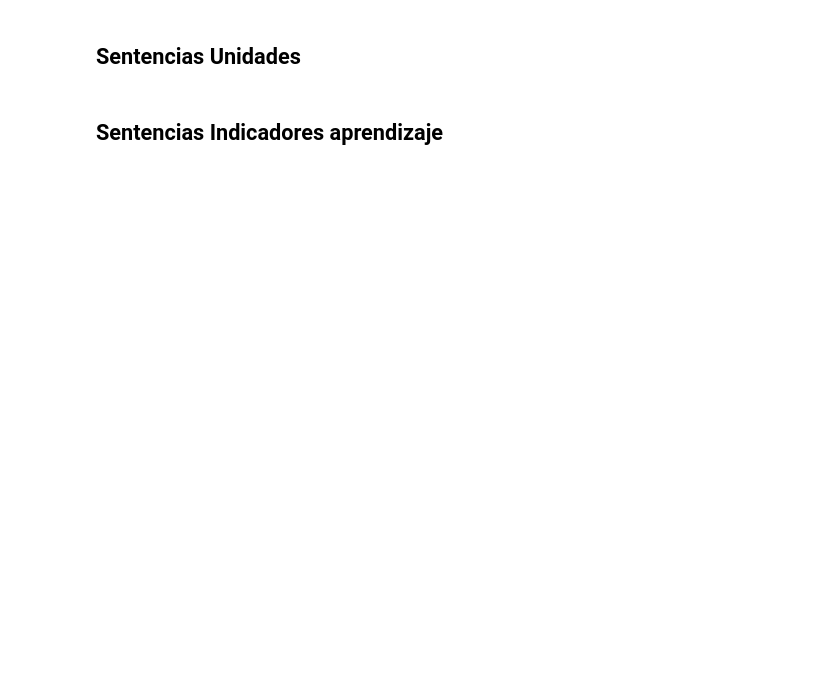
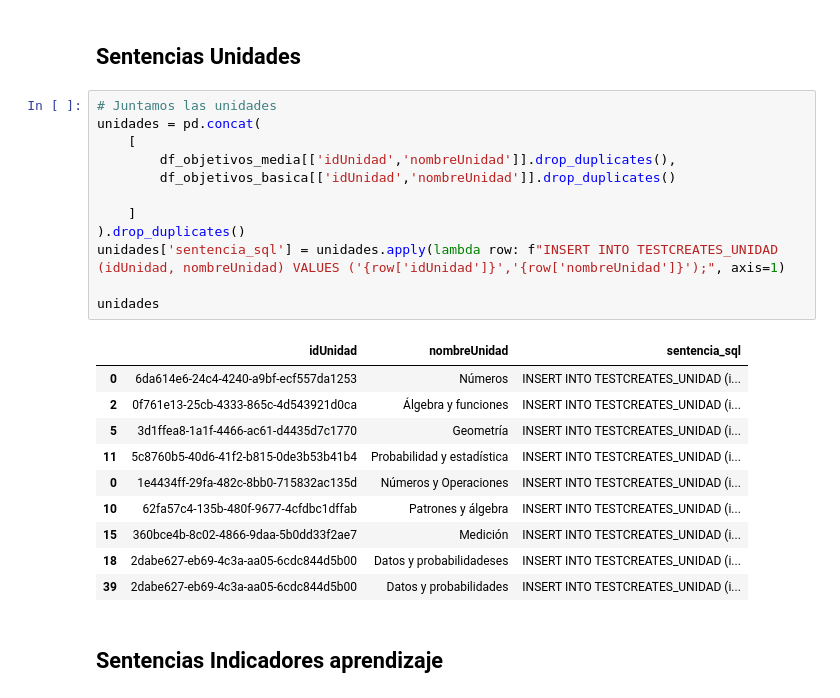
Before and after one commit to Bigote93/APIMINEDUC, a Jupyter notebook: APiGOB.ipynb, the cells around one changed output. Saved outputs shown, nothing was run; the diff lists cells and outputs as text; blank space fills up the shorter version.

```diff
--- a/APiGOB.ipynb
+++ b/APiGOB.ipynb
@@ -412,4 +454,27 @@ df_objetivos_media.sample(5)
 # %% [markdown]
 ## Sentencias Unidades
+# %%
+# Juntamos las unidades
+unidades = pd.concat(
+    [
+        df_objetivos_media[['idUnidad','nombreUnidad']].drop_duplicates(),
+        df_objetivos_basica[['idUnidad','nombreUnidad']].drop_duplicates()
+
+    ]
+).drop_duplicates()
+unidades['sentencia_sql'] = unidades.apply(lambda row: f"INSERT INTO TESTCREATES_UNIDAD (idUnidad, nombreUnidad) VALUES ('{row['idUnidad']}','{row['nombreUnidad']}');", axis=1)
+
+unidades
+# %% [output]
+|  | idUnidad | nombreUnidad | sentencia_sql |
+| 0 | 6da614e6-24c4-4240-a9bf-ecf557da1253 | Números | INSERT INTO TESTCREATES_UNIDAD (i... |
+| 2 | 0f761e13-25cb-4333-865c-4d543921d0ca | Álgebra y funciones | INSERT INTO TESTCREATES_UNIDAD (i... |
+| 5 | 3d1ffea8-1a1f-4466-ac61-d4435d7c1770 | Geometría | INSERT INTO TESTCREATES_UNIDAD (i... |
+| 11 | 5c8760b5-40d6-41f2-b815-0de3b53b41b4 | Probabilidad y estadística | INSERT INTO TESTCREATES_UNIDAD (i... |
+| 0 | 1e4434ff-29fa-482c-8bb0-715832ac135d | Números y Operaciones | INSERT INTO TESTCREATES_UNIDAD (i... |
+| 10 | 62fa57c4-135b-480f-9677-4cfdbc1dffab | Patrones y álgebra | INSERT INTO TESTCREATES_UNIDAD (i... |
+| 15 | 360bce4b-8c02-4866-9daa-5b0dd33f2ae7 | Medición | INSERT INTO TESTCREATES_UNIDAD (i... |
+| 18 | 2dabe627-eb69-4c3a-aa05-6cdc844d5b00 | Datos y probabilidadeses | INSERT INTO TESTCREATES_UNIDAD (i... |
+| 39 | 2dabe627-eb69-4c3a-aa05-6cdc844d5b00 | Datos y probabilidades | INSERT INTO TESTCREATES_UNIDAD (i... |
 # %% [markdown]
 ## Sentencias Indicadores aprendizaje
```
Also changed, not shown: parts of 7 cells of this notebook.
